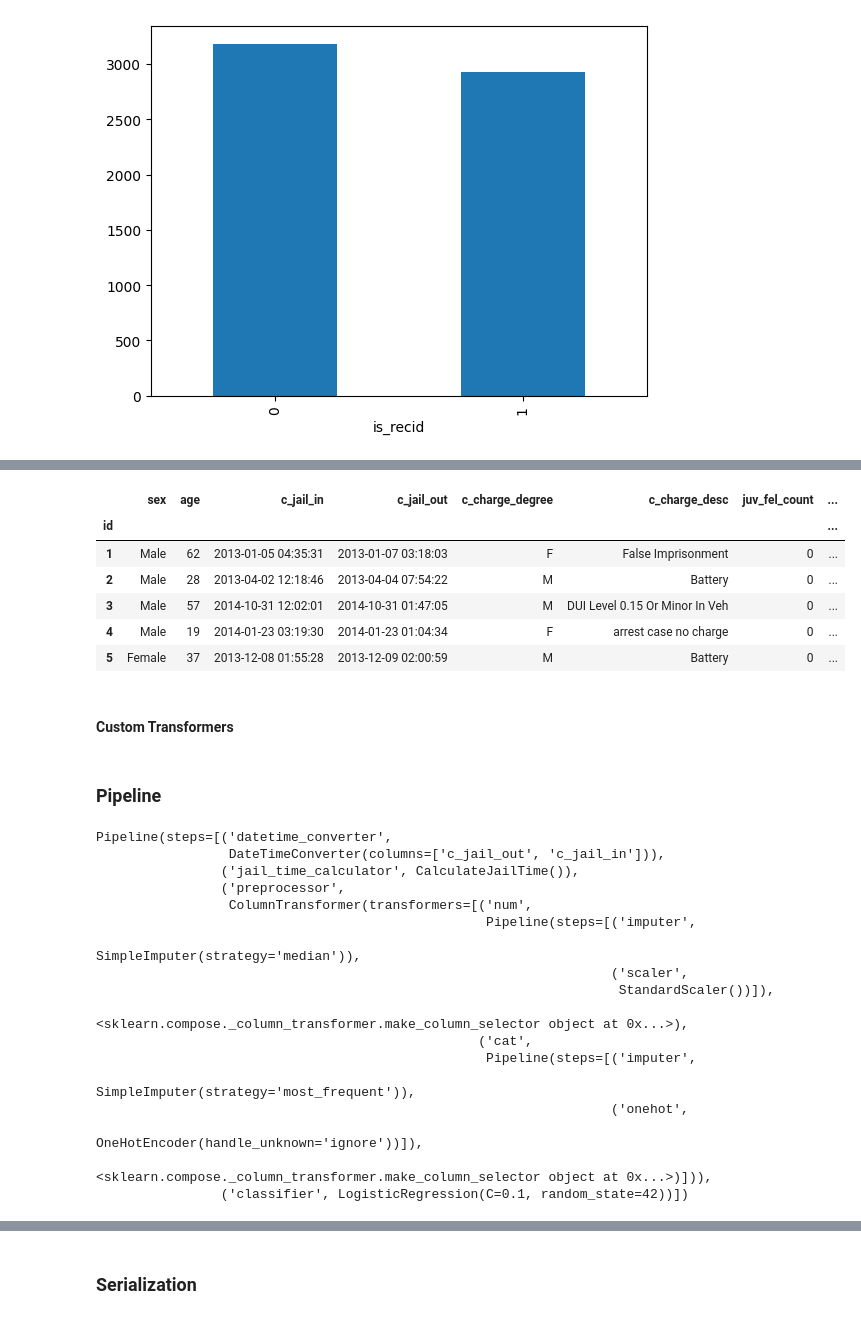
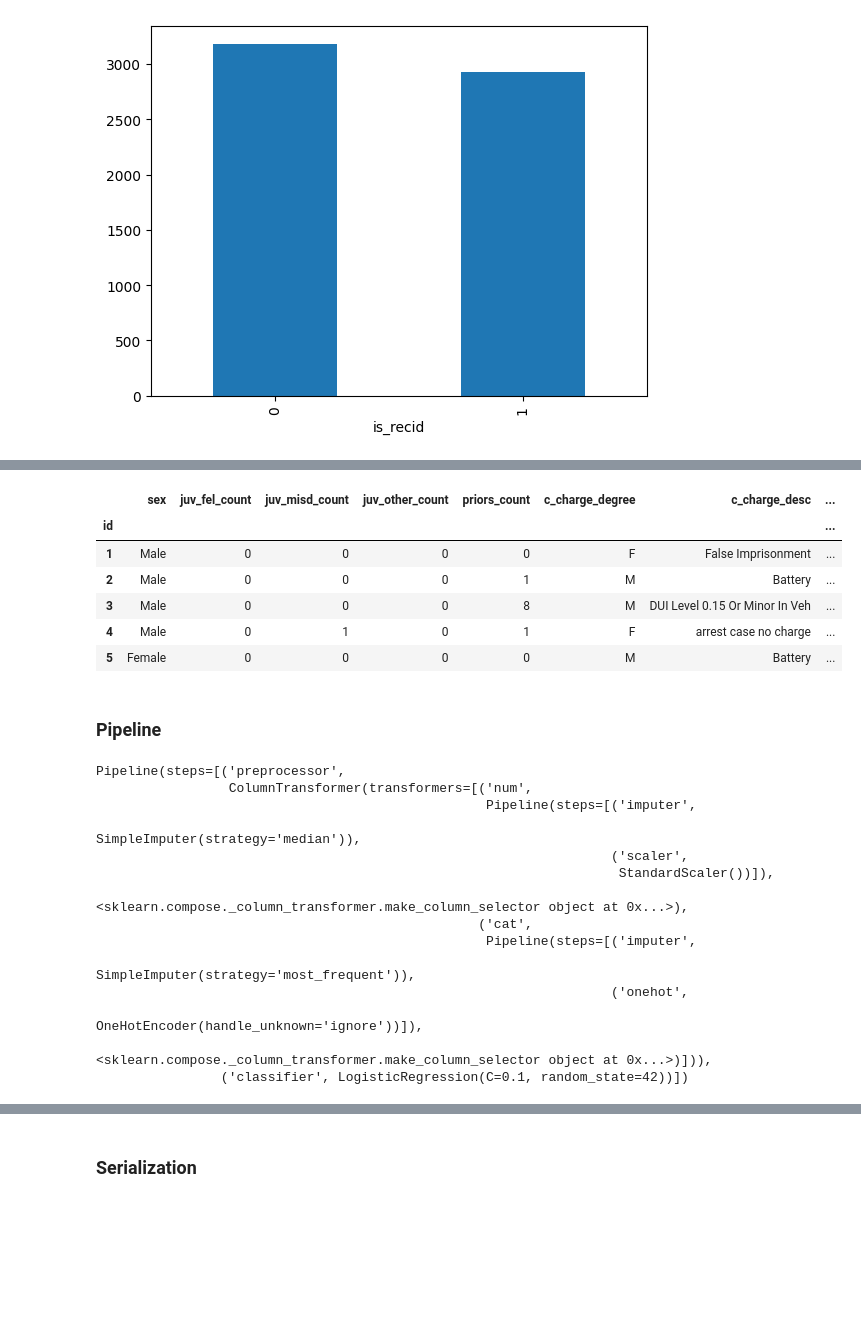
Before and after one commit to LDSAJPinto1306/Capstone-LDSA, a Jupyter notebook: Base Model.ipynb, the cells around one changed output, grey strips where cells are left out. Drawn from its saved outputs; the diff is of its cells as text; code cells hidden in the pictures; blank space fills up the shorter version.

```diff
--- a/Base Model.ipynb
+++ b/Base Model.ipynb
@@ -87,3 +87,37 @@ y = df[target]
 y.value_counts().plot(kind='bar');
 # %% [output]
 [figure]
+# %%
+
+cols_to_keep=[
+ "id",
+   "name",
+   "sex",
+   "dob",
+   "race",
+   "juv_fel_count",
+   "juv_misd_count",
+   "juv_other_count",
+   "priors_count",
+
+ "c_case_number",
+  "c_charge_degree",
+  "c_charge_desc",
+  "c_offense_date",
+  "c_arrest_date",
+  "c_jail_in",
+
+ "is_recid",
+  "r_case_number",
+  "r_charge_degree",
+  "r_charge_desc",
+  "r_offense_date",
+
+ "is_violent_recid",
+  "vr_case_number",
+  "vr_offense_date",
+  "vr_charge_degree",
+  "vr_charge_desc",
+  ]
+
+cols_to_keep
@@ -90,45 +142,40 @@ y.value_counts().plot(kind='bar');
 # %%
+df = df[cols_to_keep]
 X = df[[col for col in df.columns if col != target]]
+
 
 drop_cols = [
     #'id',
     'name',
     'dob',
     'race',
-    'score_text',
     #'is_recid',
     #'c_jail_in',
     #'c_jail_out',
     'c_case_number',
-    'compas_screening_date',
     'c_offense_date',
     'c_arrest_date',
     'r_case_number',
     'r_offense_date',
     'vr_case_number',
     'vr_offense_date',
     'vr_charge_degree',
     'vr_charge_desc',
     'vr_charge_degree',
     'vr_case_number',
     'vr_offense_date',
     'vr_charge_desc',
-    'two_year_recid',
-
 ]
-
 X = X.drop(columns=drop_cols).set_index('id')
 X.head()
 # %% [output]
-|  | sex | age | c_jail_in | c_jail_out | c_charge_degree | c_charge_desc | juv_fel_count | ... |
+|  | sex | juv_fel_count | juv_misd_count | juv_other_count | priors_count | c_charge_degree | c_charge_desc | ... |
 | id |  |  |  |  |  |  |  | ... |
-| 1 | Male | 62 | 2013-01-05 04:35:31 | 2013-01-07 03:18:03 | F | False Imprisonment | 0 | ... |
-| 2 | Male | 28 | 2013-04-02 12:18:46 | 2013-04-04 07:54:22 | M | Battery | 0 | ... |
-| 3 | Male | 57 | 2014-10-31 12:02:01 | 2014-10-31 01:47:05 | M | DUI Level 0.15 Or Minor In Veh | 0 | ... |
-| 4 | Male | 19 | 2014-01-23 03:19:30 | 2014-01-23 01:04:34 | F | arrest case no charge | 0 | ... |
-| 5 | Female | 37 | 2013-12-08 01:55:28 | 2013-12-09 02:00:59 | M | Battery | 0 | ... |
+| 1 | Male | 0 | 0 | 0 | 0 | F | False Imprisonment | ... |
+| 2 | Male | 0 | 0 | 0 | 1 | M | Battery | ... |
+| 3 | Male | 0 | 0 | 0 | 8 | M | DUI Level 0.15 Or Minor In Veh | ... |
+| 4 | Male | 0 | 1 | 0 | 1 | F | arrest case no charge | ... |
+| 5 | Female | 0 | 0 | 0 | 0 | M | Battery | ... |
-# %% [markdown]
-#### Custom Transformers
 # %% [markdown]
 ### Pipeline
 # %%
@@ -178,10 +225,7 @@ cv_scores = cross_val_score(pipeline, X, y, cv=5, scoring='accuracy')
 # Fit the pipeline to the training data
 pipeline.fit(X_train, y_train)
 # %% [output]
-Pipeline(steps=[('datetime_converter',
-                 DateTimeConverter(columns=['c_jail_out', 'c_jail_in'])),
-                ('jail_time_calculator', CalculateJailTime()),
-                ('preprocessor',
+Pipeline(steps=[('preprocessor',
                  ColumnTransformer(transformers=[('num',
                                                   Pipeline(steps=[('imputer',
                                                                    SimpleImputer(strategy='median')),
```
Also changed, not shown: parts of 4 cells of this notebook, 8 other files.
